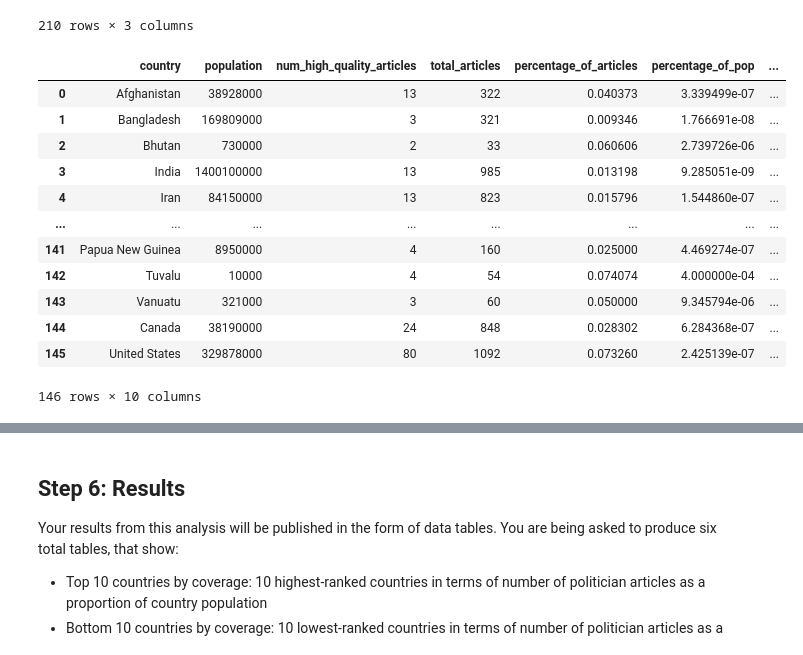
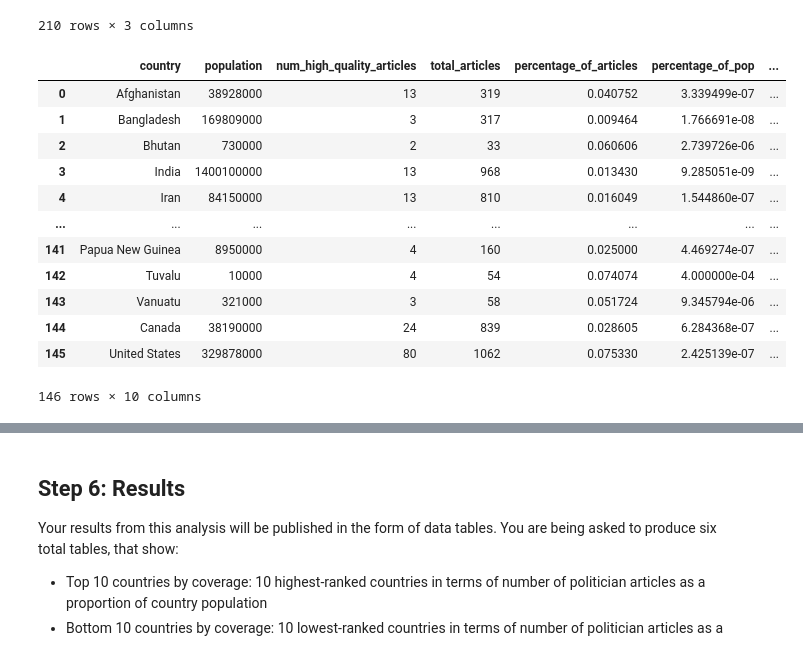
Before and after one commit to anushnap/data-512-a2, a Jupyter notebook: src/hcds-a2-bias.ipynb, the cells around one changed output, grey strips where cells are left out. Saved outputs shown, nothing was run; the diff lists cells and outputs as text; code cells hidden in the pictures.

```diff
--- a/src/hcds-a2-bias.ipynb
+++ b/src/hcds-a2-bias.ipynb
@@ -275,8 +291,8 @@ print(missing_results['Name'].unique())
  'North Macedonia' 'French Polynesia' 'Guam' 'New Caledonia' 'Palau'
  'Samoa']
 # %%
-# Join data together, but only non-missing data
-results = df.merge(population, how = 'inner', left_on = 'country', right_on = 'Name')\
+# Join data together, but only non-missing data and only data that have a prediction
+results = df.loc[~df['prediction'].isna()].merge(population, how = 'inner', left_on = 'country', right_on = 'Name')\
     [['country', 'page', 'rev_id', 'prediction', 'Population']]\
     .rename(
         {'page': 'article_name', 'rev_id': 'revision_id', 'prediction': 'article_quality_est.', 'Population': 'population'},
@@ -345,23 +361,23 @@ region_map
 | 233 | Vanuatu | OCEANIA | OCEANIA |
 210 rows × 3 columns
 # %%
-articles_by_region = articles_by_country.merge(region_map, how = 'inner', left_on = 'country', right_on = 'Name').drop(['Name'], axis = 1)\
+articles_by_country = articles_by_country.merge(region_map, how = 'inner', left_on = 'country', right_on = 'Name').drop(['Name'], axis = 1)\
     .merge(original_population[['Name', 'Population']], how = 'inner', left_on = 'Sub-Region_0', right_on = 'Name')\
     .merge(original_population[['Name', 'Population']], how = 'inner', left_on = 'Sub-Region_1', right_on = 'Name')\
     .drop(['Name_x', 'Name_y'], axis = 1)\
     .rename({'Population_x': 'pop_Sub-Region_0', 'Population_y': 'pop_Sub-Region_1'}, axis = 1)
-articles_by_region
+articles_by_country
 # %% [output]
 |  | country | population | num_high_quality_articles | total_articles | percentage_of_articles | percentage_of_pop | ... |
-| 0 | Afghanistan | 38928000 | 13 | 322 | 0.040373 | 3.339499e-07 | ... |
-| 1 | Bangladesh | 169809000 | 3 | 321 | 0.009346 | 1.766691e-08 | ... |
+| 0 | Afghanistan | 38928000 | 13 | 319 | 0.040752 | 3.339499e-07 | ... |
+| 1 | Bangladesh | 169809000 | 3 | 317 | 0.009464 | 1.766691e-08 | ... |
 | 2 | Bhutan | 730000 | 2 | 33 | 0.060606 | 2.739726e-06 | ... |
-| 3 | India | 1400100000 | 13 | 985 | 0.013198 | 9.285051e-09 | ... |
-| 4 | Iran | 84150000 | 13 | 823 | 0.015796 | 1.544860e-07 | ... |
+| 3 | India | 1400100000 | 13 | 968 | 0.013430 | 9.285051e-09 | ... |
+| 4 | Iran | 84150000 | 13 | 810 | 0.016049 | 1.544860e-07 | ... |
 | ... | ... | ... | ... | ... | ... | ... | ... |
 | 141 | Papua New Guinea | 8950000 | 4 | 160 | 0.025000 | 4.469274e-07 | ... |
 | 142 | Tuvalu | 10000 | 4 | 54 | 0.074074 | 4.000000e-04 | ... |
-| 143 | Vanuatu | 321000 | 3 | 60 | 0.050000 | 9.345794e-06 | ... |
-| 144 | Canada | 38190000 | 24 | 848 | 0.028302 | 6.284368e-07 | ... |
-| 145 | United States | 329878000 | 80 | 1092 | 0.073260 | 2.425139e-07 | ... |
+| 143 | Vanuatu | 321000 | 3 | 58 | 0.051724 | 9.345794e-06 | ... |
+| 144 | Canada | 38190000 | 24 | 839 | 0.028605 | 6.284368e-07 | ... |
+| 145 | United States | 329878000 | 80 | 1062 | 0.075330 | 2.425139e-07 | ... |
 146 rows × 10 columns
```
Also changed, not shown: parts of 10 cells of this notebook, 1 other file.
